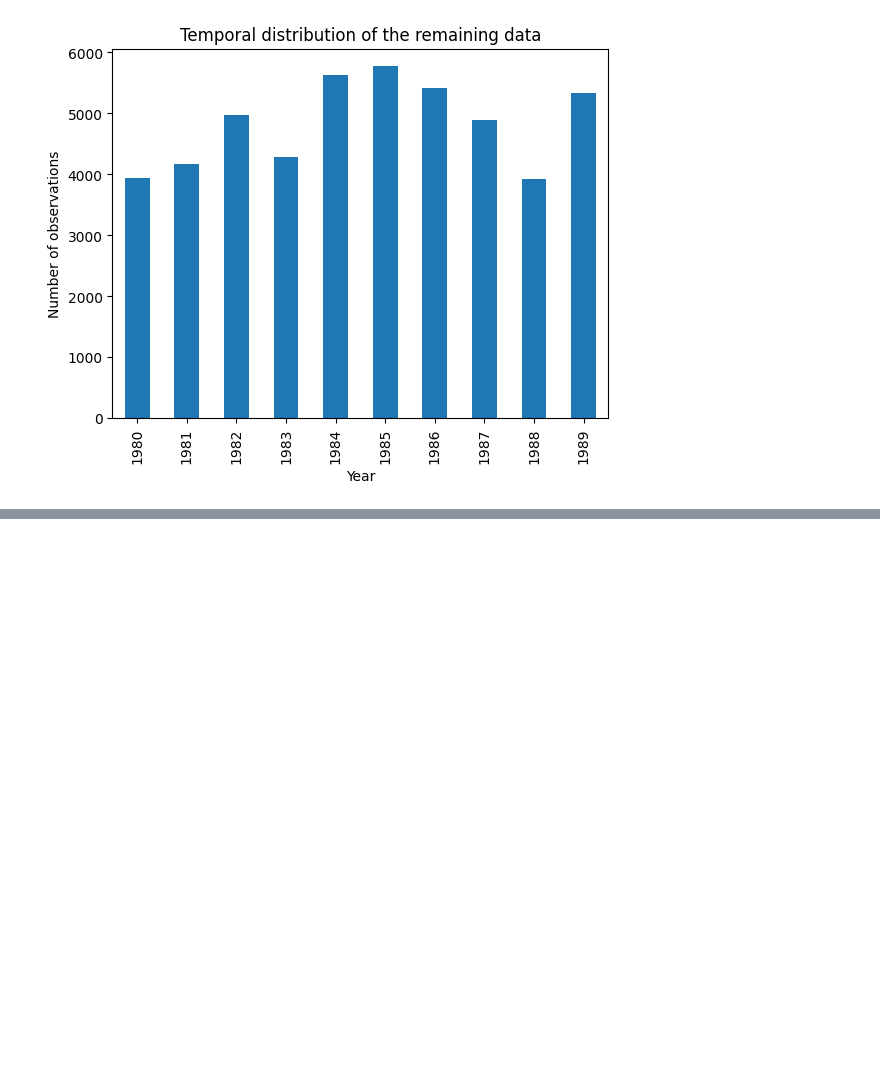
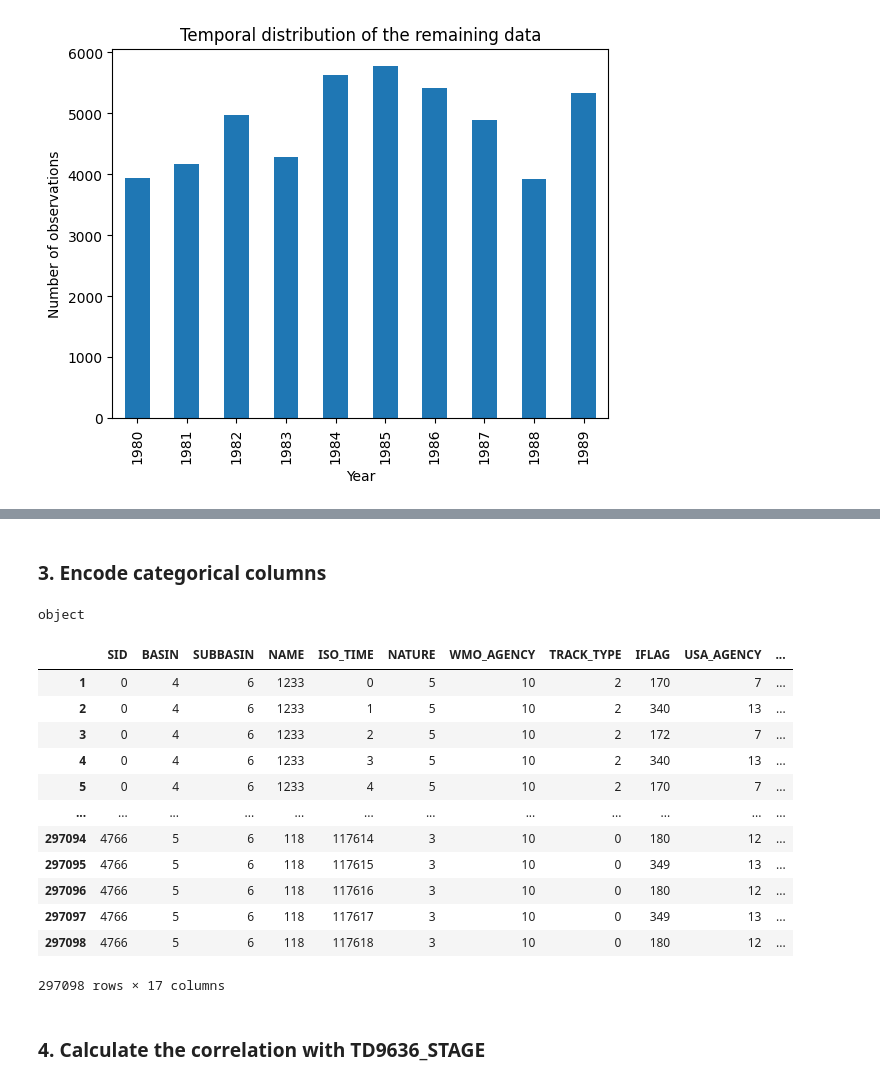
Before and after one commit to PaulVial/TropicalStormsPrediction, a Jupyter notebook: data_exploration.ipynb, the cells around one changed output, grey strips where cells are left out. Drawn from its saved outputs; the diff is of its cells as text; code cells hidden in the pictures; blank space fills up the shorter version.

```diff
--- a/data_exploration.ipynb
+++ b/data_exploration.ipynb
@@ -309,0 +275,3 @@ Colonnes à encoder : Index(['SID', 'SEASON', 'NAME', 'ISO_TIME', 'NATURE', 'LAT
+# %%
+df_processed = df_processed.drop(columns=regions["DS824"])
+df_processed.shape
@@ -309,0 +297,6 @@ Colonnes à encoder : Index(['SID', 'SEASON', 'NAME', 'ISO_TIME', 'NATURE', 'LAT
+# %%
+num_cols = df_processed.select_dtypes(include=['number']).columns.tolist()
+cat_cols = df_processed.select_dtypes(exclude=['number']).columns.tolist()
+
+print(f" Numerical columns : {len(num_cols)}")
+print(f" Categorical columns, to encode : {len(cat_cols)}")
@@ -309,0 +326,32 @@ Colonnes à encoder : Index(['SID', 'SEASON', 'NAME', 'ISO_TIME', 'NATURE', 'LAT
+# %% [markdown]
+### 3. Encode categorical columns
+# %%
+df_le=df_processed.copy()
+# %%
+print(df_processed["KMA_CAT"].dtype)
+# %% [output]
+object
+# %%
+from sklearn.preprocessing import LabelEncoder
+
+for col in cat_cols:
+    le = LabelEncoder()
+    df_le[col] = le.fit_transform(df_le[col])
+# %%
+df_le.loc[:,cat_cols]
+# %% [output]
+|  | SID | BASIN | SUBBASIN | NAME | ISO_TIME | NATURE | WMO_AGENCY | TRACK_TYPE | IFLAG | USA_AGENCY | ... |
+| 1 | 0 | 4 | 6 | 1233 | 0 | 5 | 10 | 2 | 170 | 7 | ... |
+| 2 | 0 | 4 | 6 | 1233 | 1 | 5 | 10 | 2 | 340 | 13 | ... |
+| 3 | 0 | 4 | 6 | 1233 | 2 | 5 | 10 | 2 | 172 | 7 | ... |
+| 4 | 0 | 4 | 6 | 1233 | 3 | 5 | 10 | 2 | 340 | 13 | ... |
+| 5 | 0 | 4 | 6 | 1233 | 4 | 5 | 10 | 2 | 170 | 7 | ... |
+| ... | ... | ... | ... | ... | ... | ... | ... | ... | ... | ... | ... |
+| 297094 | 4766 | 5 | 6 | 118 | 117614 | 3 | 10 | 0 | 180 | 12 | ... |
+| 297095 | 4766 | 5 | 6 | 118 | 117615 | 3 | 10 | 0 | 349 | 13 | ... |
+| 297096 | 4766 | 5 | 6 | 118 | 117616 | 3 | 10 | 0 | 180 | 12 | ... |
+| 297097 | 4766 | 5 | 6 | 118 | 117617 | 3 | 10 | 0 | 349 | 13 | ... |
+| 297098 | 4766 | 5 | 6 | 118 | 117618 | 3 | 10 | 0 | 180 | 12 | ... |
+297098 rows × 17 columns
+# %% [markdown]
+### 4. Calculate the correlation with TD9636_STAGE
```
Also changed, not shown: parts of 76 cells of this notebook.
